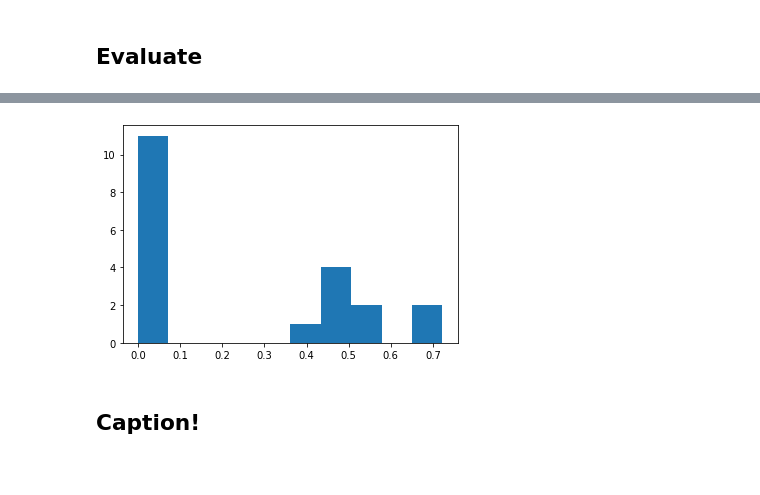
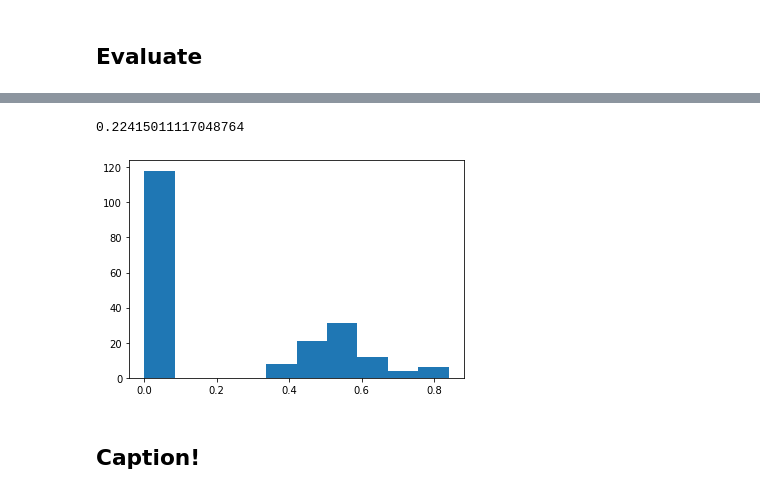
Before and after one commit to MSIA/msia432-meme-generation-project, a Jupyter notebook: notebooks/03_basic_model_modify.ipynb, the cells around one changed output, grey strips where cells are left out. Cells and saved outputs as stored; diff of their text form; code cells hidden in the pictures.

```diff
--- a/notebooks/03_basic_model_modify.ipynb
+++ b/notebooks/03_basic_model_modify.ipynb
@@ -158,9 +205,7 @@ for img, path in  progress_bar(image_dataset):
 def calc_max_length(tensor):
     return max(len(t) for t in tensor)
 # %%
-# Choose the top 5000 words from the vocabulary
-top_k = 5000
 tokenizer = keras.preprocessing.text.Tokenizer(num_words=top_k,
                                                oov_token="<unk>",
-                                               filters='!"#$%&()*+.,-/:;=?@[\]^_`{|}~ ')
+                                               filters='"#$%&()*+.,-/:;=?@[\]^_`{|}~ ')
 tokenizer.fit_on_texts(train_captions)
@@ -486,7 +517,8 @@ def evaluate_one_pair(img_val, cap_val, idx, show_pair=True):
     pred_sentence = predict_sentence(img_val, idx)
     real_sentence = get_real_caption(cap_val, idx)
 
-    pred_sentence.remove('<end>')
+    if '<end>' in pred_sentence:
+        pred_sentence.remove('<end>')
     real_sentence.remove('<start>')
     real_sentence.remove('<end>')
 
@@ -498,6 +534,11 @@ def evaluate_one_pair(img_val, cap_val, idx, show_pair=True):
 # %%
-bleu_list = []
-val_len = range(len(img_name_val))
-for i in progress_bar(range(20)):
-    bleu_score = evaluate_one_pair(img_name_val, cap_val, i, show_pair=False)
-    bleu_list.append(bleu_score)
+def get_bleu_array(img_val, cap_val, cal_length=None):
+    bleu_list = []
+    if cal_length is None:
+        val_len = range(len(img_name_val))
+    else:
+        val_len = range(cal_length)
+    for i in progress_bar(val_len):
+        bleu_score = evaluate_one_pair(img_name_val, cap_val, i, show_pair=False)
+        bleu_list.append(bleu_score)
+    return np.array(bleu_list)
@@ -508,0 +545,2 @@ BLEU scores might be undesirable; use SmoothingFunction().
+# %%
+bleu_arr = get_bleu_array(img_name_val, cap_val, cal_length=bleu_num)
@@ -509,8 +555,12 @@ BLEU scores might be undesirable; use SmoothingFunction().
+# %%
+np.mean(bleu_arr)
+# %% [output]
+0.22415011117048764
 # %%
-plt.hist(bleu_list)
+plt.hist(bleu_arr)
 plt.show()
 # %% [output]
-[figure, old version]
+[figure, new version]
 # %% [markdown]
 ## Caption!
 # %% [markdown]
```
Also changed, not shown: parts of 27 cells of this notebook.
